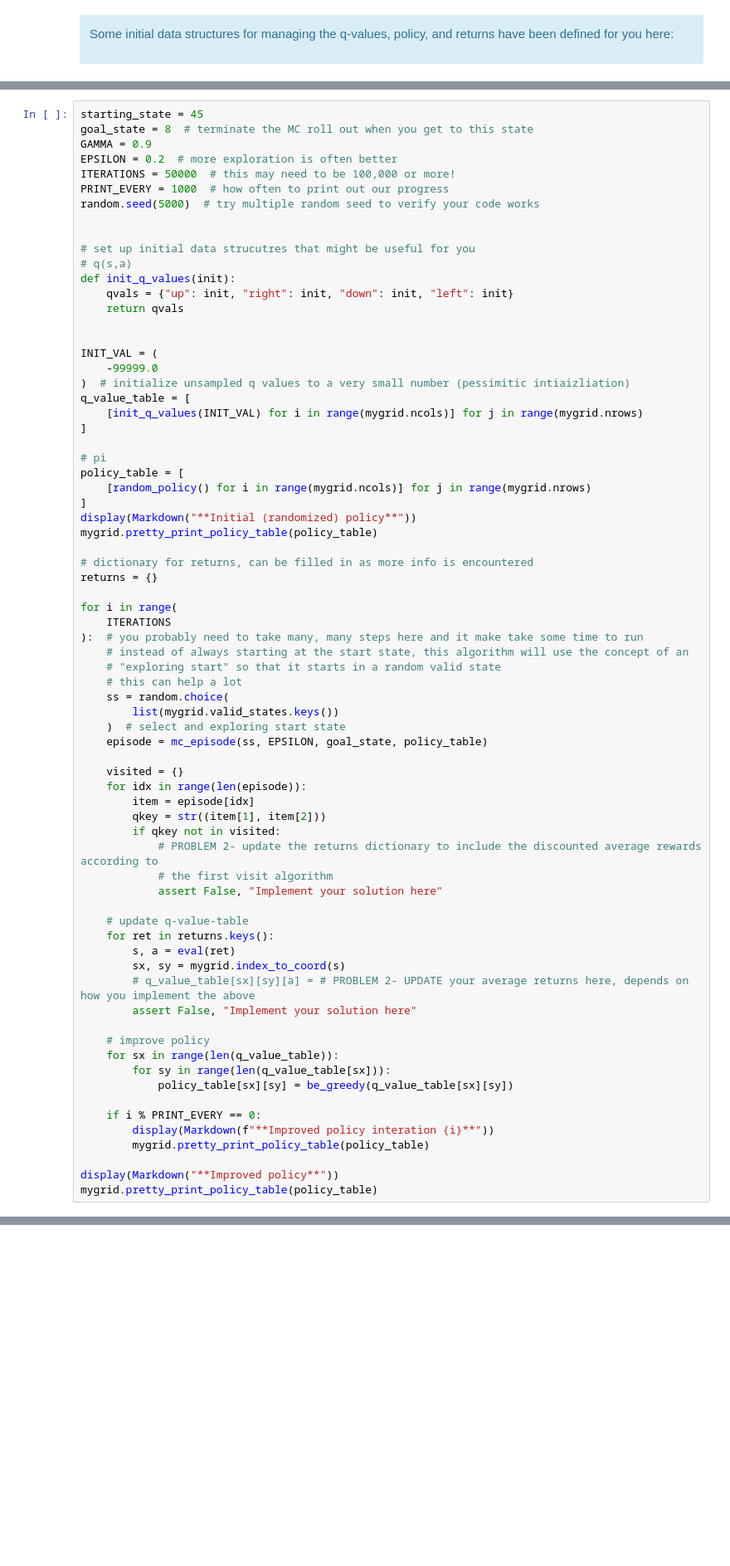
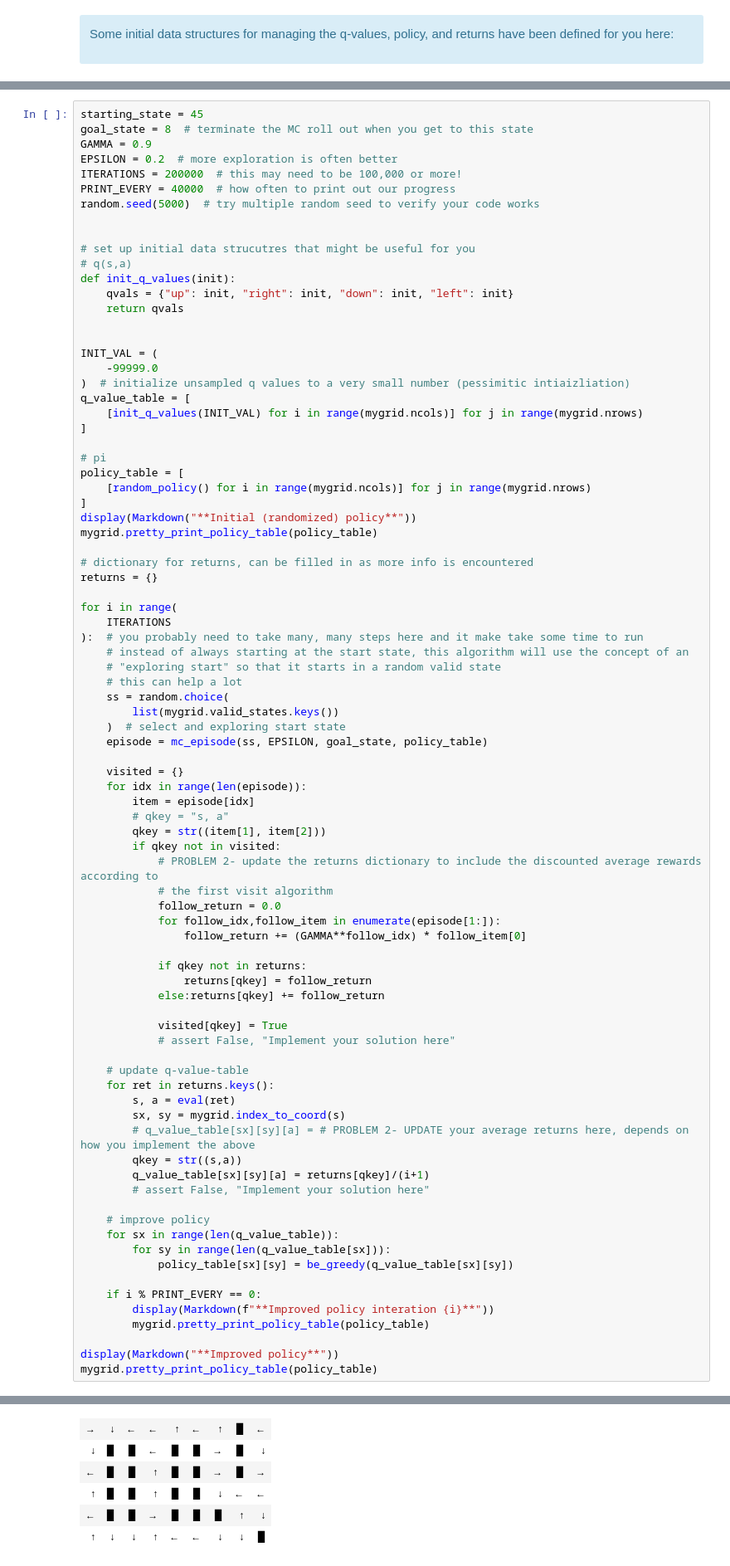
Before and after one commit to theblack1/CCM-public, a Jupyter notebook: homeworks/homework-RL/Homework-RL-A.ipynb, the cells around one changed output, grey strips where cells are left out. Shown at 83% size. Drawn from its saved outputs; the diff is of its cells as text; blank space fills up the shorter version.

```diff
--- a/homeworks/homework-RL/Homework-RL-A.ipynb
+++ b/homeworks/homework-RL/Homework-RL-A.ipynb
@@ -582,8 +875,8 @@ starting_state = 45
 goal_state = 8  # terminate the MC roll out when you get to this state
 GAMMA = 0.9
 EPSILON = 0.2  # more exploration is often better
-ITERATIONS = 50000  # this may need to be 100,000 or more!
-PRINT_EVERY = 1000  # how often to print out our progress
+ITERATIONS = 200000  # this may need to be 100,000 or more!
+PRINT_EVERY = 40000  # how often to print out our progress
 random.seed(5000)  # try multiple random seed to verify your code works
 
 
@@ -625,18 +918,30 @@ for i in range(
     visited = {}
     for idx in range(len(episode)):
         item = episode[idx]
+        # qkey = "s, a"
         qkey = str((item[1], item[2]))
         if qkey not in visited:
             # PROBLEM 2- update the returns dictionary to include the discounted average rewards according to
             # the first visit algorithm
-            assert False, "Implement your solution here"
+            follow_return = 0.0
+            for follow_idx,follow_item in enumerate(episode[1:]):
+                follow_return += (GAMMA**follow_idx) * follow_item[0]
+
+            if qkey not in returns:
+                returns[qkey] = follow_return
+            else:returns[qkey] += follow_return
+
+            visited[qkey] = True
+            # assert False, "Implement your solution here"
 
     # update q-value-table
     for ret in returns.keys():
         s, a = eval(ret)
         sx, sy = mygrid.index_to_coord(s)
         # q_value_table[sx][sy][a] = # PROBLEM 2- UPDATE your average returns here, depends on how you implement the above
-        assert False, "Implement your solution here"
+        qkey = str((s,a))
+        q_value_table[sx][sy][a] = returns[qkey]/(i+1)
+        # assert False, "Implement your solution here"
 
     # improve policy
     for sx in range(len(q_value_table)):
@@ -649,3 +954,4 @@ for i in range(
 
 display(Markdown("**Improved policy**"))
 mygrid.pretty_print_policy_table(policy_table)
+# %% [output]
@@ -651,0 +959,6 @@ mygrid.pretty_print_policy_table(policy_table)
+| → | ↓ | ← | ← | ↑ | ← | ↑ | ▉ | ← |
+| ↓ | ▉ | ▉ | ← | ▉ | ▉ | → | ▉ | ↓ |
+| ← | ▉ | ▉ | ↑ | ▉ | ▉ | → | ▉ | → |
+| ↑ | ▉ | ▉ | ↑ | ▉ | ▉ | ↓ | ← | ← |
+| ← | ▉ | ▉ | → | ▉ | ▉ | ▉ | ↑ | ↓ |
+| ↑ | ↓ | ↓ | ↑ | ← | ← | ↓ | ↓ | ▉ |
```
Also changed, not shown: parts of 19 cells of this notebook, 30 other files.
